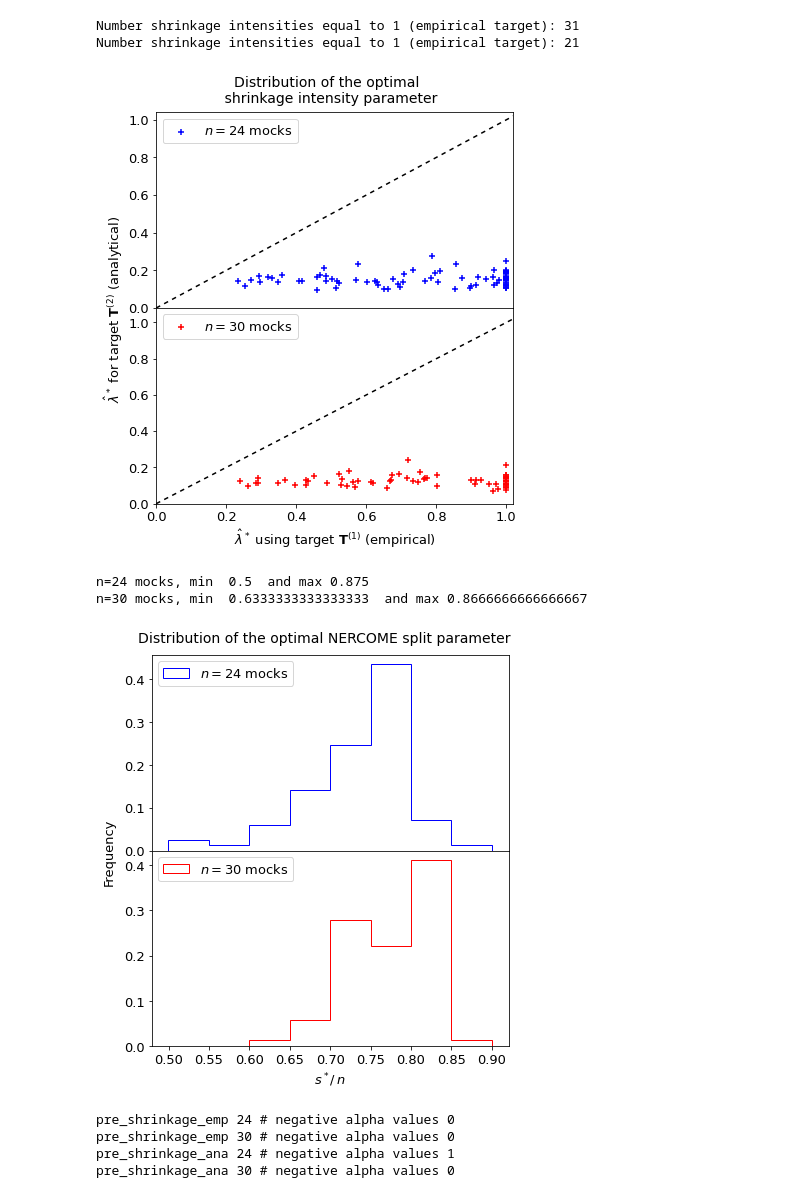
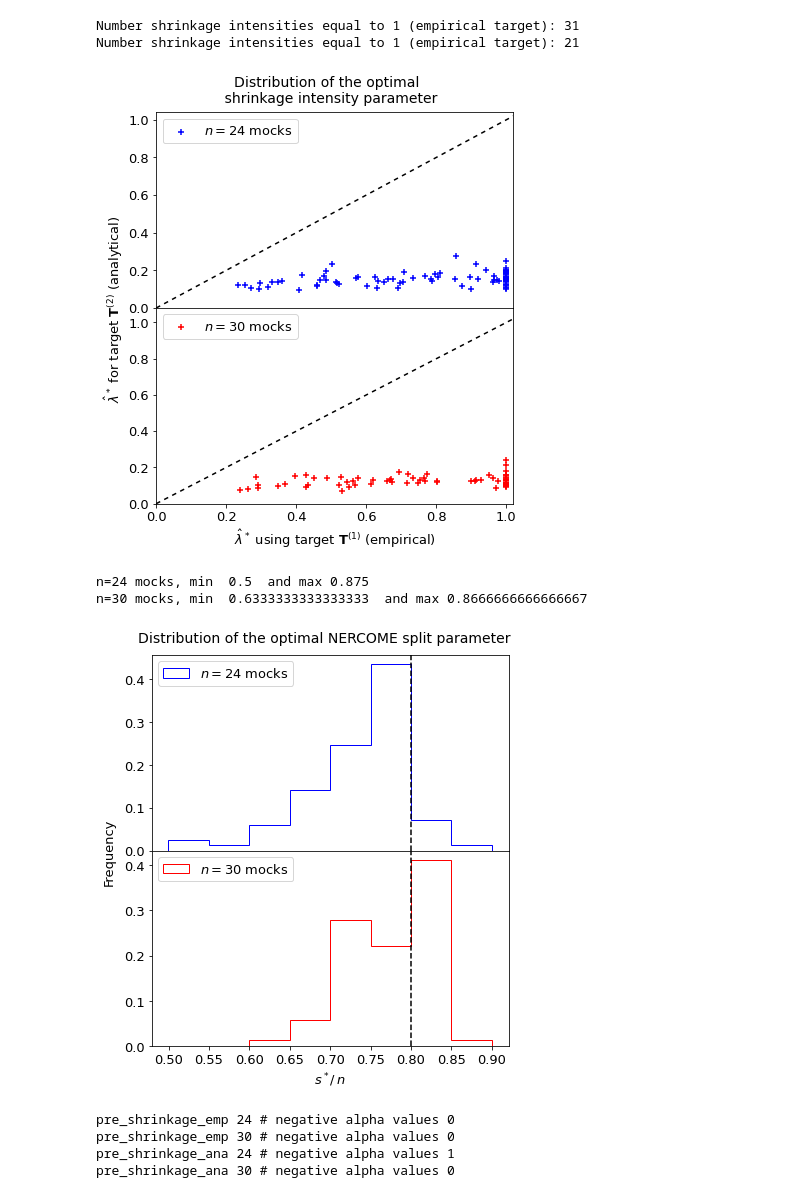
Before and after one commit to marnixlooijmans/shrinkage-estimation-paper, a Jupyter notebook: notebooks/make-plots.ipynb, the cells around one changed output. Drawn from its saved outputs; the diff is of its cells as text; code cells hidden in the pictures.

Commit message:
Update plots

```diff
--- a/notebooks/make-plots.ipynb
+++ b/notebooks/make-plots.ipynb
@@ -9,11 +9,14 @@ import matplotlib.pyplot as plt
 # %%
 mat_path = "../output/BOSS_DR12_NGC_z1/matrices/"
 # %%
-def retrieve_single_param(path):
+def retrieve_single_param(path, base_fname = ""):
     params = []
 
-    fnames = [f for f in os.listdir(path) if not f.startswith('.')]
-    for fname in fnames:
+    # Need to manually loop through the files to make sure the shrinkage parameter values
+    # are in the right order in the params list.
+    nestimates = len([f for f in os.listdir(path) if not f.startswith('.')])
+    for v in range(nestimates):
+        fname = f"{base_fname}_v{v+1}.matrix"
         with open(os.path.join(path, fname)) as f:
             first_line = f.readline().strip('\n')
         val = float(first_line.split("=")[1])
@@ -24,36 +27,36 @@ def retrieve_single_param(path):
 fig, axs = plt.subplots(2, 1, sharex=True)
 fig.subplots_adjust(hspace=0)
 fig.set_size_inches(6.4, 7.2)
 
 xs = ys = np.linspace(0, 1.1, 100)
 
 nsamples = [24, 30]
 colors = ["blue", "red"]
 for i, n in enumerate(nsamples):
-    la_emp = retrieve_single_param(os.path.join(mat_path, f"n{n}", "cov_shrinkage_emp"))
-    la_ana = retrieve_single_param(os.path.join(mat_path, f"n{n}", "cov_shrinkage_ana"))
+    la_emp = retrieve_single_param(os.path.join(mat_path, f"n{n}", "cov_shrinkage_emp"), f"cov_18_18_shrinkage_emp_{n}")
+    la_ana = retrieve_single_param(os.path.join(mat_path, f"n{n}", "cov_shrinkage_ana"), f"cov_18_18_shrinkage_ana_{n}")
 
     print("Number shrinkage intensities equal to 1 (empirical target):", np.sum(la_emp==1))
 
     axs[i].scatter(la_emp, la_ana, c=colors[i], marker="+", label=f"$n={n}$ mocks")
     axs[i].plot(xs, ys, ls="-", dashes=(3,3), c="black")
     axs[i].legend(fontsize=13)
     axs[i].set_xlim([0.0, 1.02])
     axs[i].tick_params(axis='both', which='major', labelsize=13)
 
 axs[0].set_ylim([0.0, 1.04])
 axs[1].set_ylim([0.0, 1.08])
 axs[1].set_xlabel(r"$\hat{\lambda}^*$ using target $\mathbf{T}^{(1)}$ (empirical)", fontsize=13)
 
 fig.supylabel(r"$\hat{\lambda}^*$ for target $\mathbf{T}^{(2)}$ (analytical)", fontsize=13, x=0.01)
 fig.suptitle("Distribution of the optimal \n shrinkage intensity parameter", fontsize=14, y=0.95)
 
 #fig.savefig("../output/BOSS_DR12_NGC_z1/plots/optimal-intensity.eps", format="eps", bbox_inches='tight', pad_inches = 0.1)
 plt.show()
 # %% [output]
 Number shrinkage intensities equal to 1 (empirical target): 31
 Number shrinkage intensities equal to 1 (empirical target): 21
-[figure, old version]
+[figure, new version]
 # %%
 fig, axs = plt.subplots(2, 1, sharex=True)
 fig.subplots_adjust(hspace=0)
@@ -63,13 +66,17 @@ bins=np.linspace(0.5, 0.9, 9)
 bins[0] -= 0.001
 bins[-1] += 0.001
 
+# Vertical line for split parameter for n=2048
+s_opt_2048 = 1638/2048
+
 nsamples = [24, 30]
 colors = ["blue", "red"]
 for i, n in enumerate(nsamples):
-    s_opt = retrieve_single_param(os.path.join(mat_path, f"n{n}", "cov_NERCOME"))
+    s_opt = retrieve_single_param(os.path.join(mat_path, f"n{n}", "cov_NERCOME"), f"cov_18_18_NERCOME_{n}")
     print(f"n={n} mocks, min ", np.min(s_opt/n), " and max", np.max(s_opt/n))
 
     axs[i].hist(s_opt/n, bins=bins, color=colors[i], histtype="step", label=f"$n={n}$ mocks", weights=np.ones_like(s_opt) / len(s_opt))
+    axs[i].axvline(s_opt_2048, ls="--", c="black")
     axs[i].legend(loc="upper left", fontsize=13)
     axs[i].tick_params(axis='both', which='major', labelsize=13)
 
@@ -84,7 +91,7 @@ plt.show()
 # %% [output]
 n=24 mocks, min  0.5  and max 0.875
 n=30 mocks, min  0.6333333333333333  and max 0.8666666666666667
-[figure, old version]
+[figure, new version]
 # %%
 def retrieve_double_param(path):
     params = []
```
Also changed, not shown: 2 other files.
